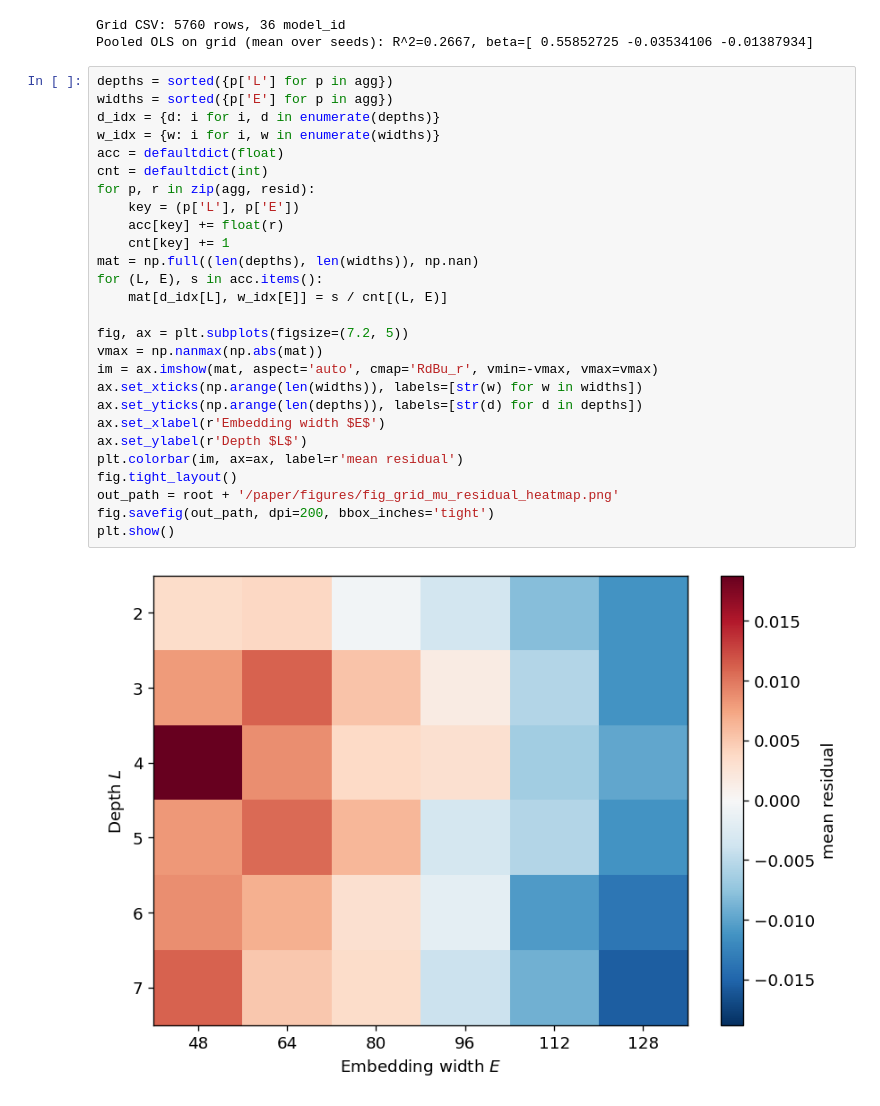
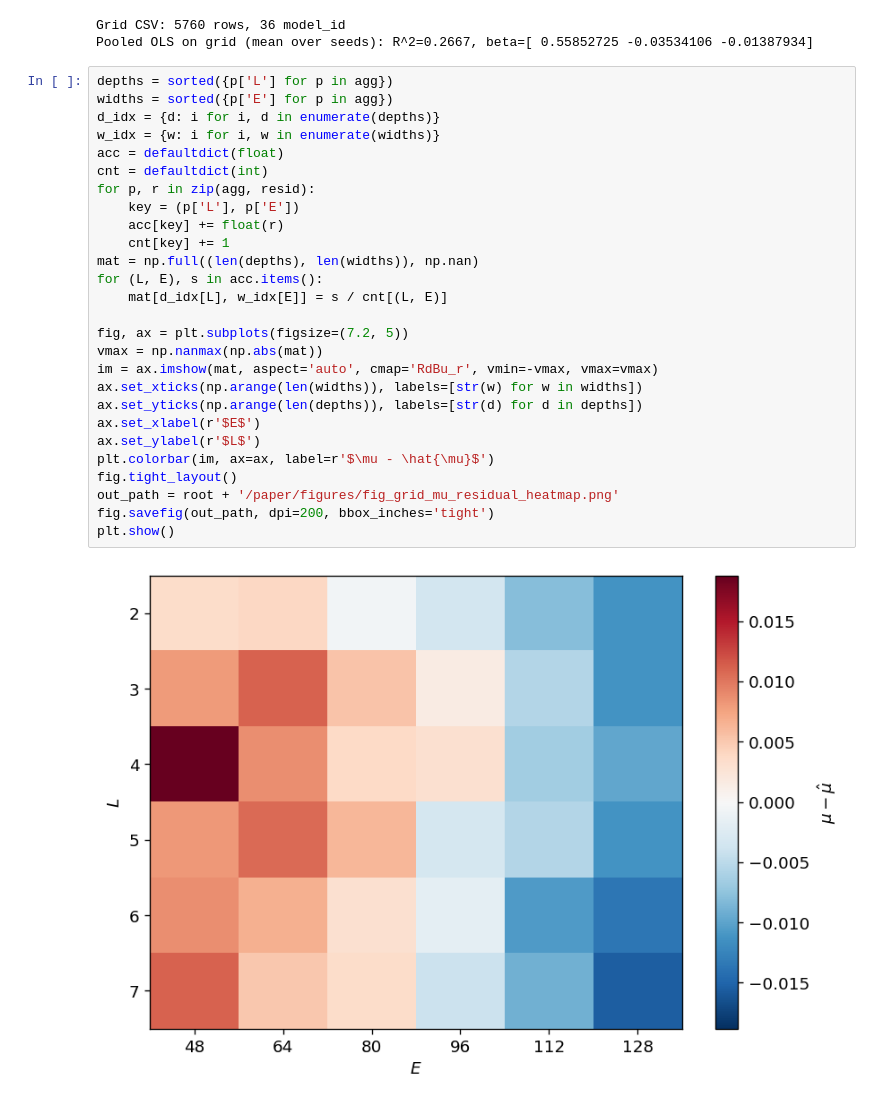
Before and after one commit to andriygav/FromEmpericalToLandscapeComplexity, a Jupyter notebook: code/exp01_grid_figures.ipynb, the cells around one changed output. Drawn from its saved outputs; the diff is of its cells as text.

Commit message:
change graphs

```diff
--- a/code/exp01_grid_figures.ipynb
+++ b/code/exp01_grid_figures.ipynb
@@ -72,29 +72,29 @@ Pooled OLS on grid (mean over seeds): R^2=0.2667, beta=[ 0.55852725 -0.03534106
 # %%
 depths = sorted({p['L'] for p in agg})
 widths = sorted({p['E'] for p in agg})
 d_idx = {d: i for i, d in enumerate(depths)}
 w_idx = {w: i for i, w in enumerate(widths)}
 acc = defaultdict(float)
 cnt = defaultdict(int)
 for p, r in zip(agg, resid):
     key = (p['L'], p['E'])
     acc[key] += float(r)
     cnt[key] += 1
 mat = np.full((len(depths), len(widths)), np.nan)
 for (L, E), s in acc.items():
     mat[d_idx[L], w_idx[E]] = s / cnt[(L, E)]
 
 fig, ax = plt.subplots(figsize=(7.2, 5))
 vmax = np.nanmax(np.abs(mat))
 im = ax.imshow(mat, aspect='auto', cmap='RdBu_r', vmin=-vmax, vmax=vmax)
 ax.set_xticks(np.arange(len(widths)), labels=[str(w) for w in widths])
 ax.set_yticks(np.arange(len(depths)), labels=[str(d) for d in depths])
-ax.set_xlabel(r'Embedding width $E$')
-ax.set_ylabel(r'Depth $L$')
-plt.colorbar(im, ax=ax, label=r'mean residual')
+ax.set_xlabel(r'$E$')
+ax.set_ylabel(r'$L$')
+plt.colorbar(im, ax=ax, label=r'$\mu - \hat{\mu}$')
 fig.tight_layout()
 out_path = root + '/paper/figures/fig_grid_mu_residual_heatmap.png'
 fig.savefig(out_path, dpi=200, bbox_inches='tight')
 plt.show()
 # %% [output]
-[figure, old version]
+[figure, new version]
```
Also changed, not shown: 8 other files.
